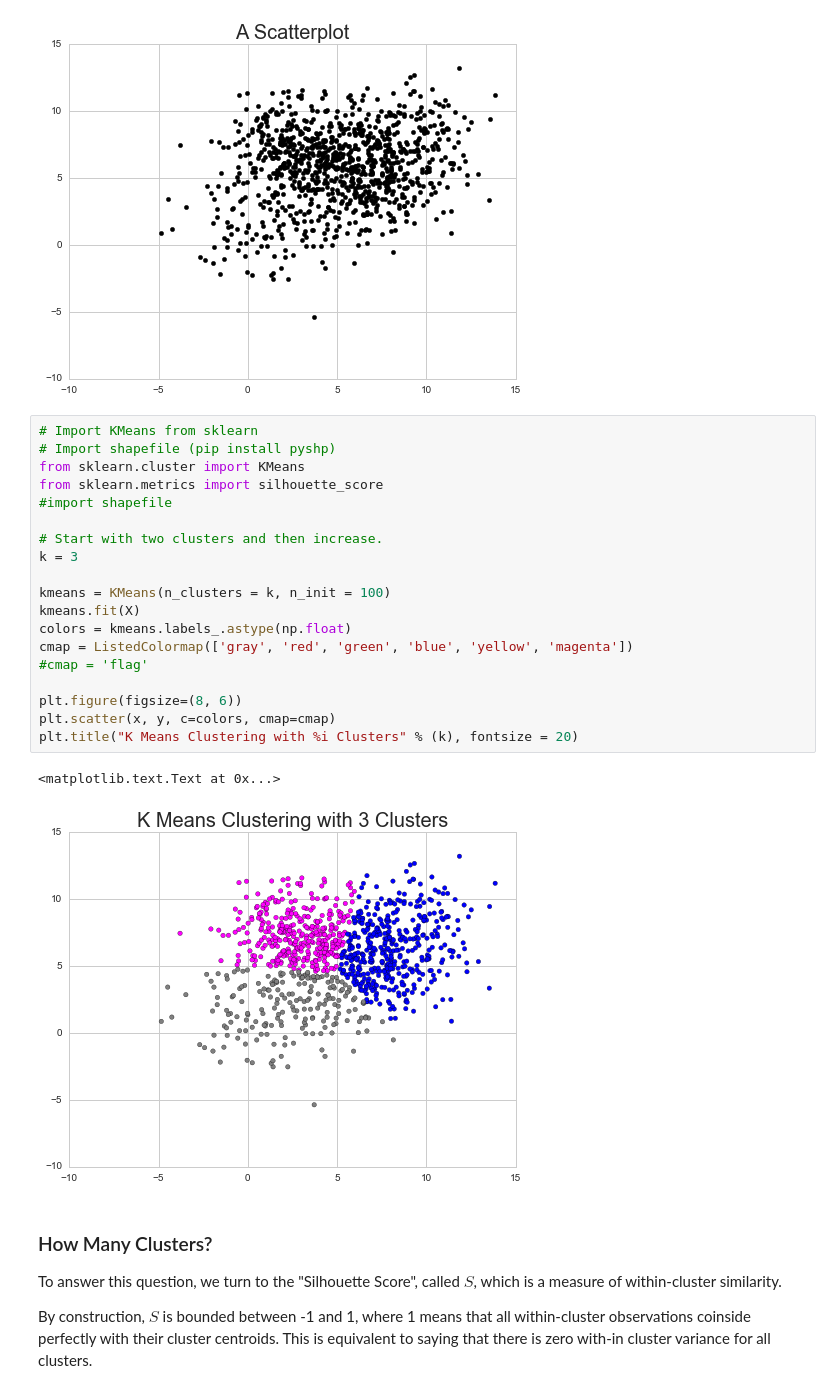
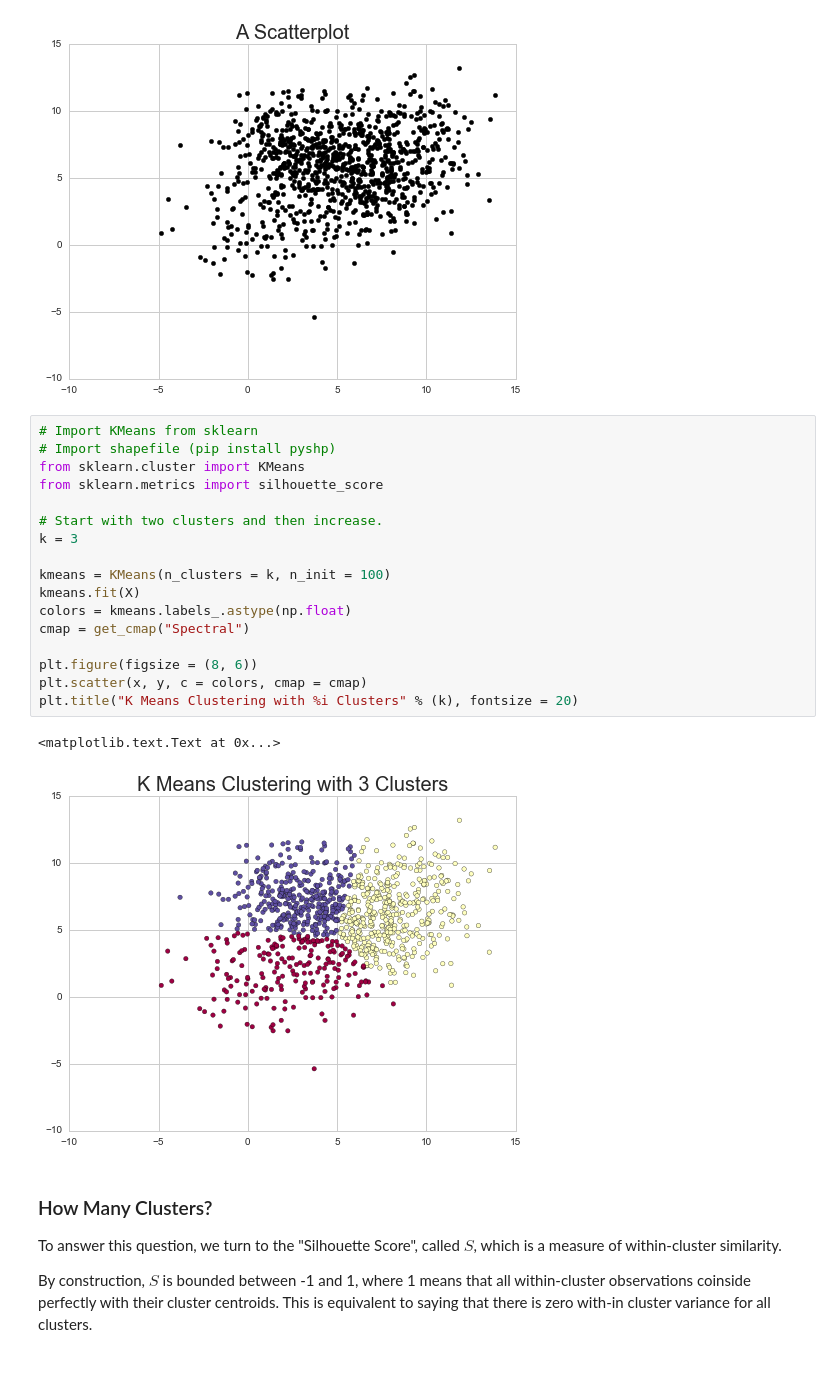
Before and after one commit to thsavage/Economists-and-Machine-Learning, a Jupyter notebook: Clustering.ipynb, the cells around one changed output. Drawn from its saved outputs; the diff is of its cells as text.

```diff
--- a/Clustering.ipynb
+++ b/Clustering.ipynb
@@ -101,25 +102,23 @@ plt.title('A Scatterplot', fontsize = 20)
 # %%
 # Import KMeans from sklearn
 # Import shapefile (pip install pyshp)
 from sklearn.cluster import KMeans
 from sklearn.metrics import silhouette_score
-#import shapefile
 
 # Start with two clusters and then increase.
 k = 3
 
 kmeans = KMeans(n_clusters = k, n_init = 100)
 kmeans.fit(X)
 colors = kmeans.labels_.astype(np.float)
-cmap = ListedColormap(['gray', 'red', 'green', 'blue', 'yellow', 'magenta'])
-#cmap = 'flag'
+cmap = get_cmap("Spectral")
 
-plt.figure(figsize=(8, 6))
-plt.scatter(x, y, c=colors, cmap=cmap)
+plt.figure(figsize = (8, 6))
+plt.scatter(x, y, c = colors, cmap = cmap)
 plt.title("K Means Clustering with %i Clusters" % (k), fontsize = 20)
 # %% [output]
 <matplotlib.text.Text at 0x...>
-[figure, old version]
+[figure, new version]
 # %% [markdown]
 ### How Many Clusters?
 
```
Also changed, not shown: parts of 6 cells of this notebook.
